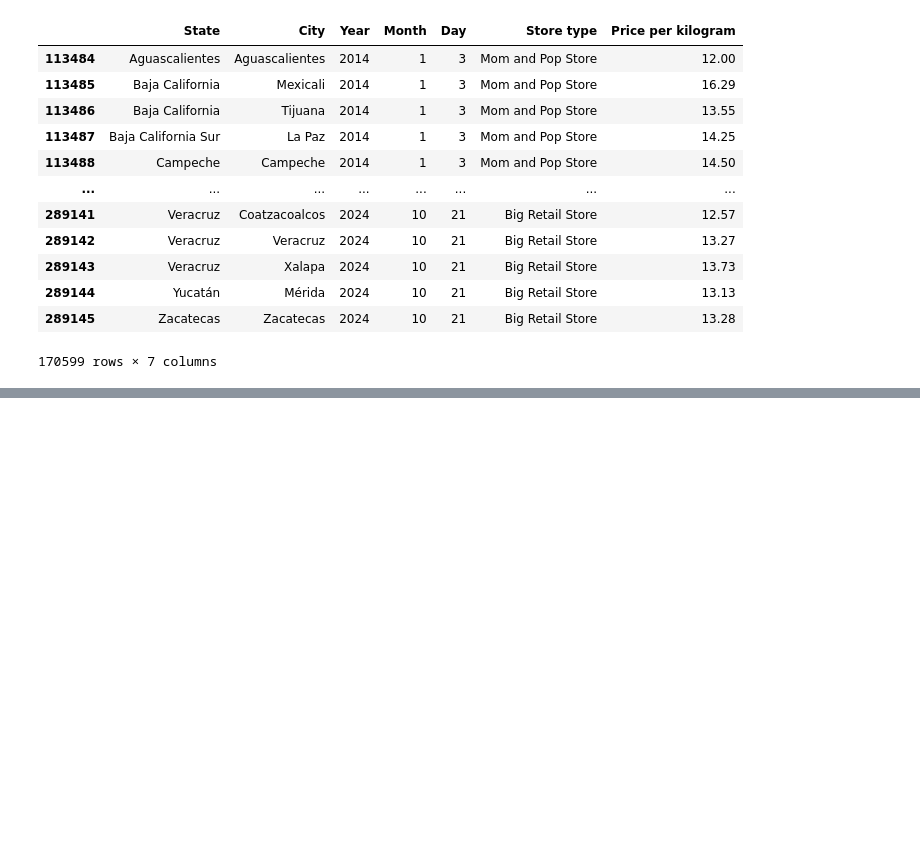
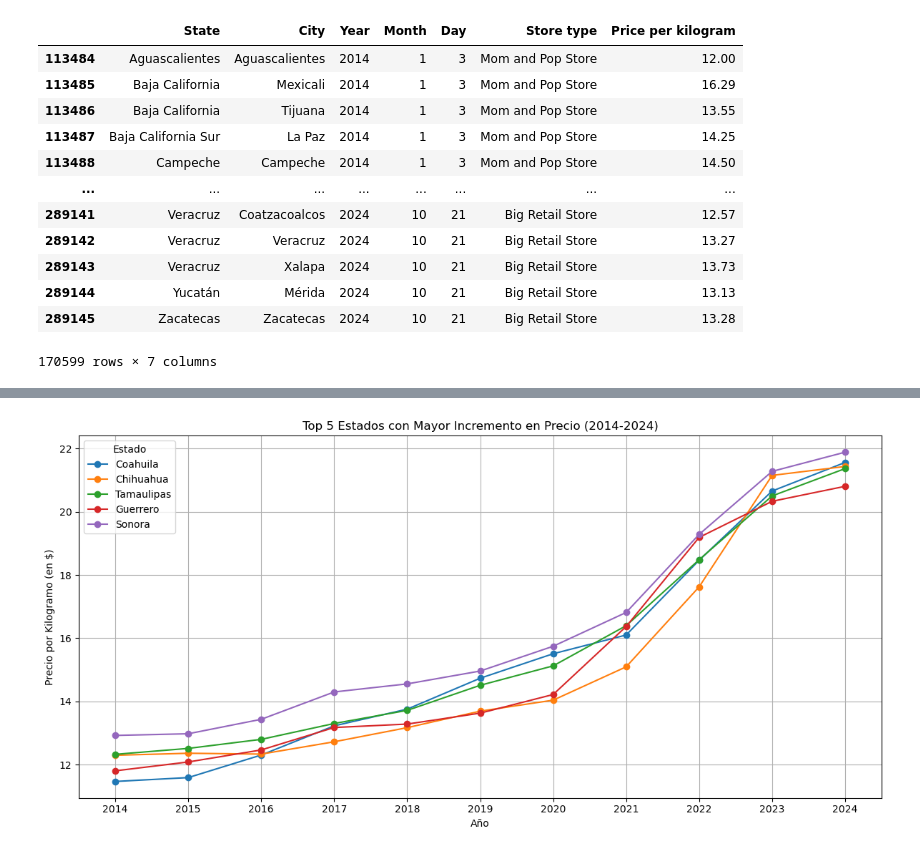
Before and after one commit to Josemarome/Project_1, a Jupyter notebook: Tortilla.ipynb, the cells around one changed output, grey strips where cells are left out. Saved outputs shown, nothing was run; the diff lists cells and outputs as text; code cells hidden in the pictures; blank space fills up the shorter version.

```diff
--- a/Tortilla.ipynb
+++ b/Tortilla.ipynb
@@ -68,0 +111,14 @@ tortilla_data_cleaned_2
+# %%
+
+# Calculamos el precio en 2014 y 2024 para cada estado
+price_2014 = grouped_2[grouped_2['Year'] == 2014].set_index('State')['Price per kilogram']
+price_2024 = grouped_2[grouped_2['Year'] == 2024].set_index('State')['Price per kilogram']
+
+# Calcular el incremento de precio
+increment = price_2024 - price_2014
+
+# Convertir a DataFrame para facilitar el manejo
+increment_df = increment.reset_index()
+increment_df.columns = ['State', 'Price Increment']
+
+increment_df
@@ -68,0 +143,11 @@ tortilla_data_cleaned_2
+# %%
+# Obtener los 5 estados con mayor incremento
+top_5_increment = increment_df.nlargest(5, 'Price Increment')
+
+# Obtener los 5 estados con menor incremento
+bottom_5_increment = increment_df.nsmallest(5, 'Price Increment')
+
+print("Top 5 Estados con Mayor Incremento:")
+print(top_5_increment)
+print("\nBottom 5 Estados con Menor Incremento:")
+print(bottom_5_increment)
@@ -68,0 +196,17 @@ tortilla_data_cleaned_2
+# %%
+# Crear la gráfica para los 5 estados con mayor incremento
+plt.figure(figsize=(12, 6))
+for state in top_5_increment['State']:
+    state_data = grouped_2[grouped_2['State'] == state]
+    plt.plot(state_data['Year'], state_data['Price per kilogram'], marker='o', label=state)
+
+plt.title('Top 5 Estados con Mayor Incremento en Precio (2014-2024)')
+plt.xlabel('Año')
+plt.ylabel('Precio por Kilogramo (en $)')
+plt.xticks(range(2014, 2025))  # Mostrar todos los años en el eje x
+plt.legend(title='Estado')
+plt.grid()
+plt.tight_layout()
+plt.show()
+# %% [output]
+[figure, added]
```
Also changed, not shown: parts of 21 cells of this notebook, 5 other files.
